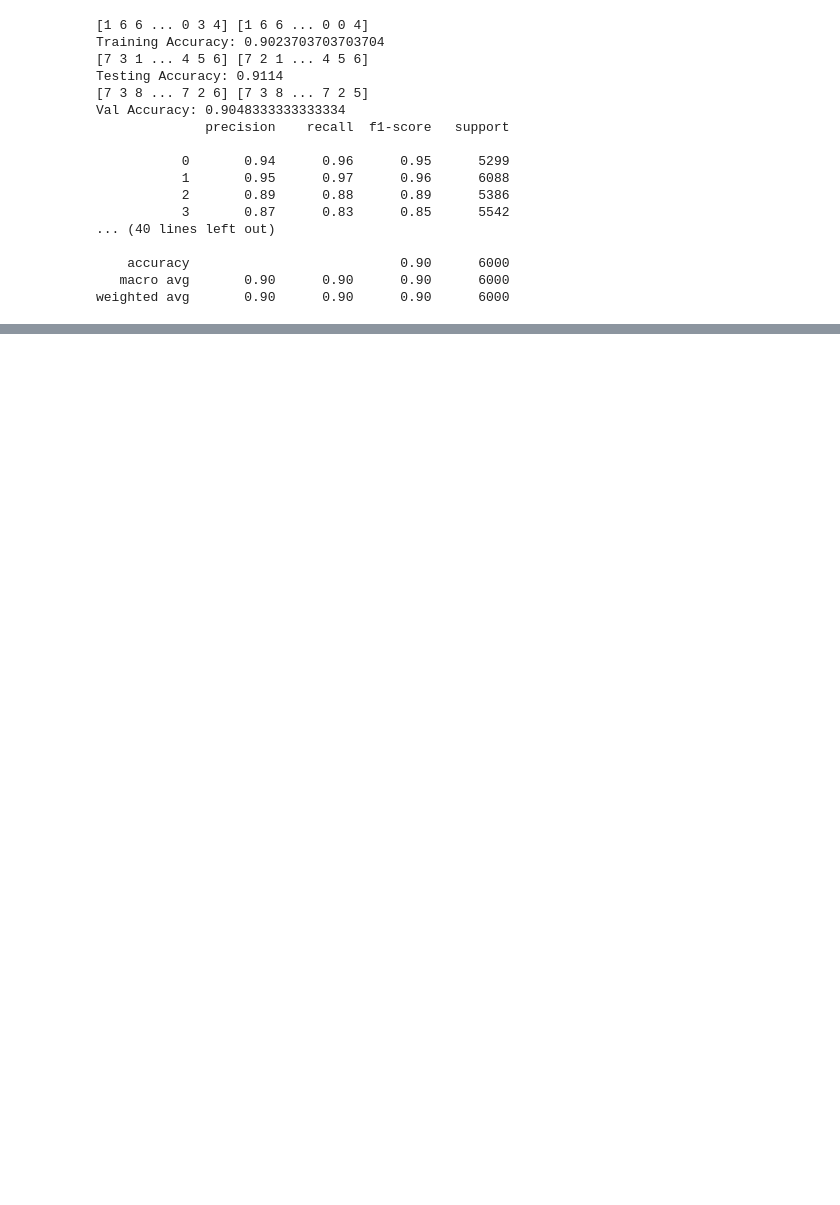
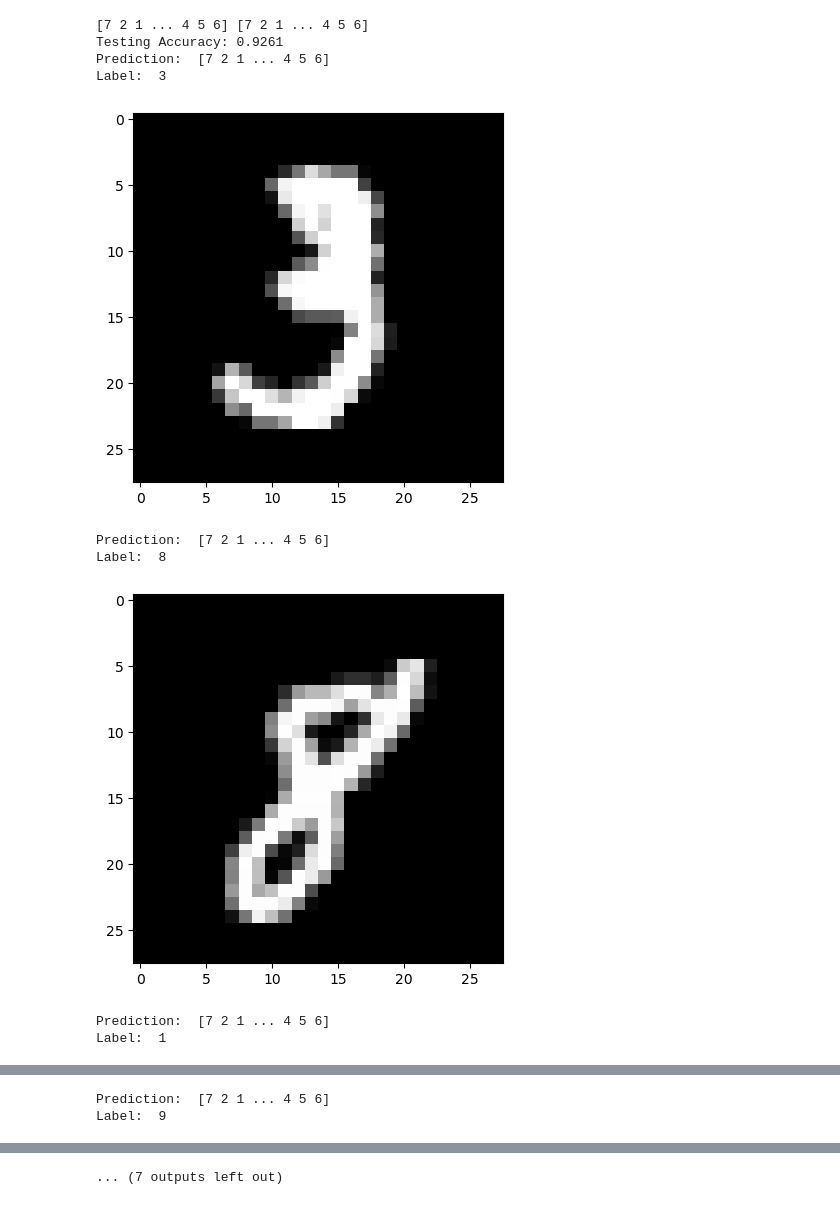
Before and after one commit to nimbusmustafa/dl_task, a Jupyter notebook: custom_neural_network.ipynb, the cells around one changed output, grey strips where cells are left out. Cells and saved outputs as stored; diff of their text form; code cells hidden in the pictures; blank space fills up the shorter version.

```diff
--- a/custom_neural_network.ipynb
+++ b/custom_neural_network.ipynb
@@ -158,6 +160,6 @@ def gradient_descent(X, Y, alpha, iterations):
 
     return W1, b1, W2, b2, W3,b3
 
-W11, b11, W21, b21 , W31, b31 = gradient_descent(x_train_aug_flat, y_train_categorical, 0.002, 500)
+W11, b11, W21, b21 , W31, b31 = gradient_descent(x_train_aug_flat, y_train_categorical, 0.002, 750)
 # %% [output]
 Iteration:  0
@@ -185,56 +187,79 @@ def forward1(X_flattened, W1, b1, W2, b2, W3, b3):
 
     Z2 = np.dot(A1, W2) + b2[:n, :]
     A2 = relu(Z2)
 
     Z3 = np.dot(A2, W3) + b3[:n, :]
     A3 = softmax(Z3)
 
     return Z1, A1, Z2, A2, Z3, A3
 
-Z1_train, A1_train, Z2_train, A2_train, Z3_train, A3_train = forward(x_train_aug_flat, W11, b11, W21, b21, W31, b31)
+#Z1_train, A1_train, Z2_train, A2_train, Z3_train, A3_train = forward(x_train_aug_flat, W11, b11, W21, b21, W31, b31)
 
-predictions_train = get_predictions(A3_train)
-accuracy_train = get_accuracy(predictions_train, y_train1)
-print("Training Accuracy:", accuracy_train)
+#predictions_train = get_predictions(A3_train)
+#accuracy_train = get_accuracy(predictions_train, y_train1)
+#print("Training Accuracy:", accuracy_train)
 
 Z1_test, A1_test, Z2_test, A2_test, Z3_test, A3_test = forward1(x_test_flat, W11, b11, W21, b21, W31, b31)
 
 predictions_test = get_predictions(A3_test)
 accuracy_test = get_accuracy(predictions_test, y_test)
 print("Testing Accuracy:", accuracy_test)
+def make_predictions(x_test_flat, W1, b1, W2, b2,W3,b3):
+    _,_,_, _, _, A3_test = forward1(x_test_flat,W1, b1, W2, b2, W3,b3)
+    predictions = get_predictions(A3_test)
+    return predictions
+
+def test_prediction(index,A3_test):
+    current_image = x_train[ index,:, None]
+   # prediction = get_predictions(x_train[:, index, None], W1, b1, W2, b2,W3,b3)
+    predictions_test = get_predictions(A3_test)
+
+    label = y_train[index]
+    print("Prediction: ", predictions_test)
+    print("Label: ", label)
+
+    current_image = current_image.reshape(( 28, 28)) * 255
+    plt.gray()
+    plt.imshow(current_image, interpolation='nearest')
+    plt.show()
+
+test_prediction(10,A3_test)
+test_prediction(17, A3_test)
+test_prediction(23,A3_test)
+test_prediction(33,  A3_test)
+test_prediction(79,  A3_test)
+test_prediction(66,  A3_test)
+test_prediction(100,  A3_test)
+test_prediction(1,  A3_test)
+test_prediction(21000,  A3_test)
+
+
 
 Z1_val, A1_val, Z2_val, A2_val, Z3_val, A3_val = forward1(x_val_flat, W11, b11, W21, b21, W31, b31)
 
 predictions_val = get_predictions(A3_val)
 accuracy_val = get_accuracy(predictions_val, y_val)
-print("Val Accuracy:", accuracy_val)
+#print("Val Accuracy:", accuracy_val)
 
-report1 = classification_report(y_train1, predictions_train)
+#report1 = classification_report(y_train1, predictions_train)
 
-print(report1)
+#print(report1)
 
 report2 = classification_report(y_test, predictions_test)
 
-print(report2)
+#print(report2)
 
 report3 = classification_report(y_val, predictions_val)
 
-print(report3)
+#print(report3)
 # %% [output]
-[1 6 6 ... 0 3 4] [1 6 6 ... 0 0 4]
-Training Accuracy: 0.9023703703703704
-[7 3 1 ... 4 5 6] [7 2 1 ... 4 5 6]
-Testing Accuracy: 0.9114
-[7 3 8 ... 7 2 6] [7 3 8 ... 7 2 5]
-Val Accuracy: 0.9048333333333334
-              precision    recall  f1-score   support
-
-           0       0.94      0.96      0.95      5299
-           1       0.95      0.97      0.96      6088
-           2       0.89      0.88      0.89      5386
-           3       0.87      0.83      0.85      5542
-... (40 lines left out)
-
-    accuracy                           0.90      6000
-   macro avg       0.90      0.90      0.90      6000
-weighted avg       0.90      0.90      0.90      6000
+[7 2 1 ... 4 5 6] [7 2 1 ... 4 5 6]
+Testing Accuracy: 0.9261
+Prediction:  [7 2 1 ... 4 5 6]
+Label:  3
+[figure, added]
+Prediction:  [7 2 1 ... 4 5 6]
+Label:  8
+[figure, added]
+Prediction:  [7 2 1 ... 4 5 6]
+Label:  1
@@ -240,0 +267,2 @@ weighted avg       0.90      0.90      0.90      6000
+Prediction:  [7 2 1 ... 4 5 6]
+Label:  9
@@ -240,0 +276 @@ weighted avg       0.90      0.90      0.90      6000
+... (7 outputs left out)
```
Also changed, not shown: parts of 4 cells of this notebook.
